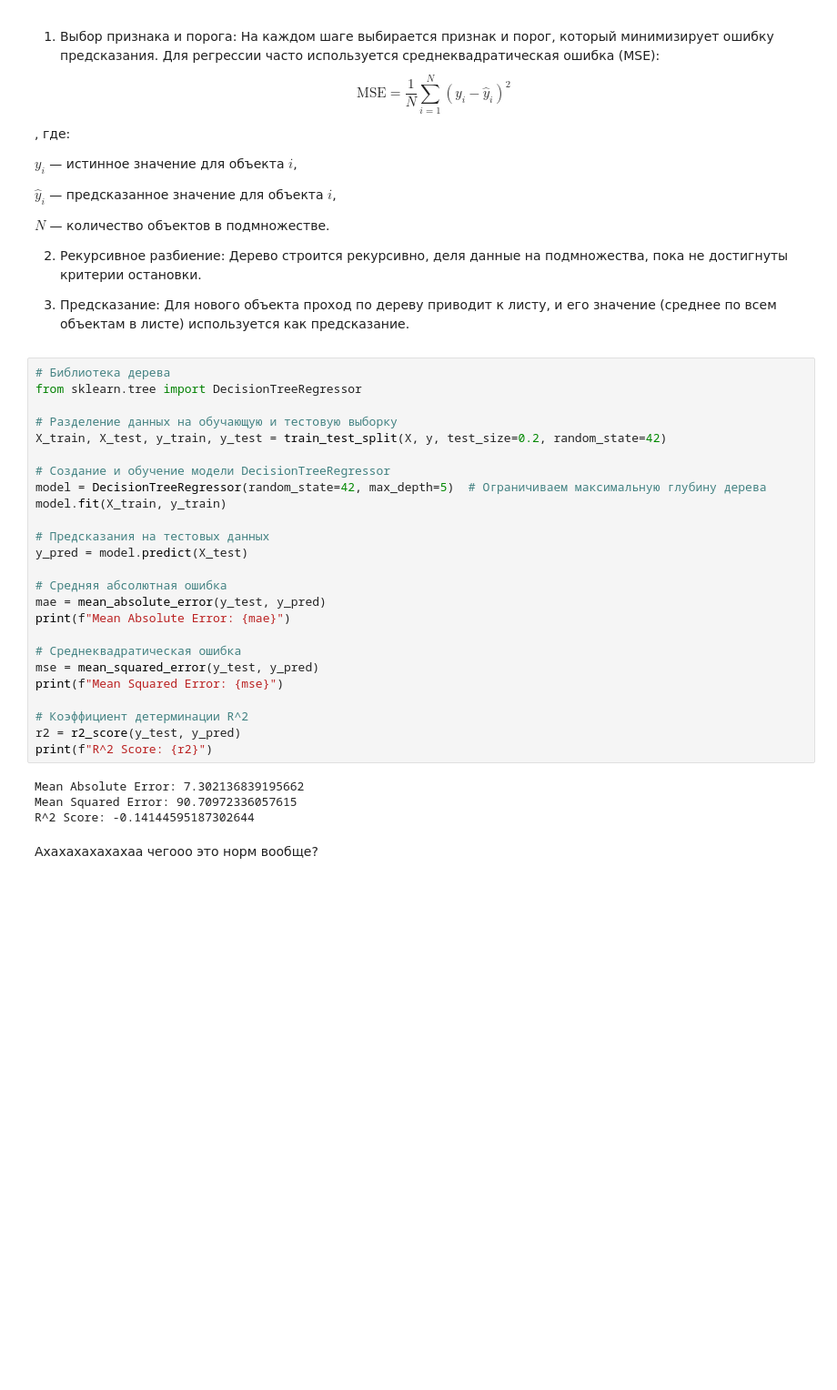
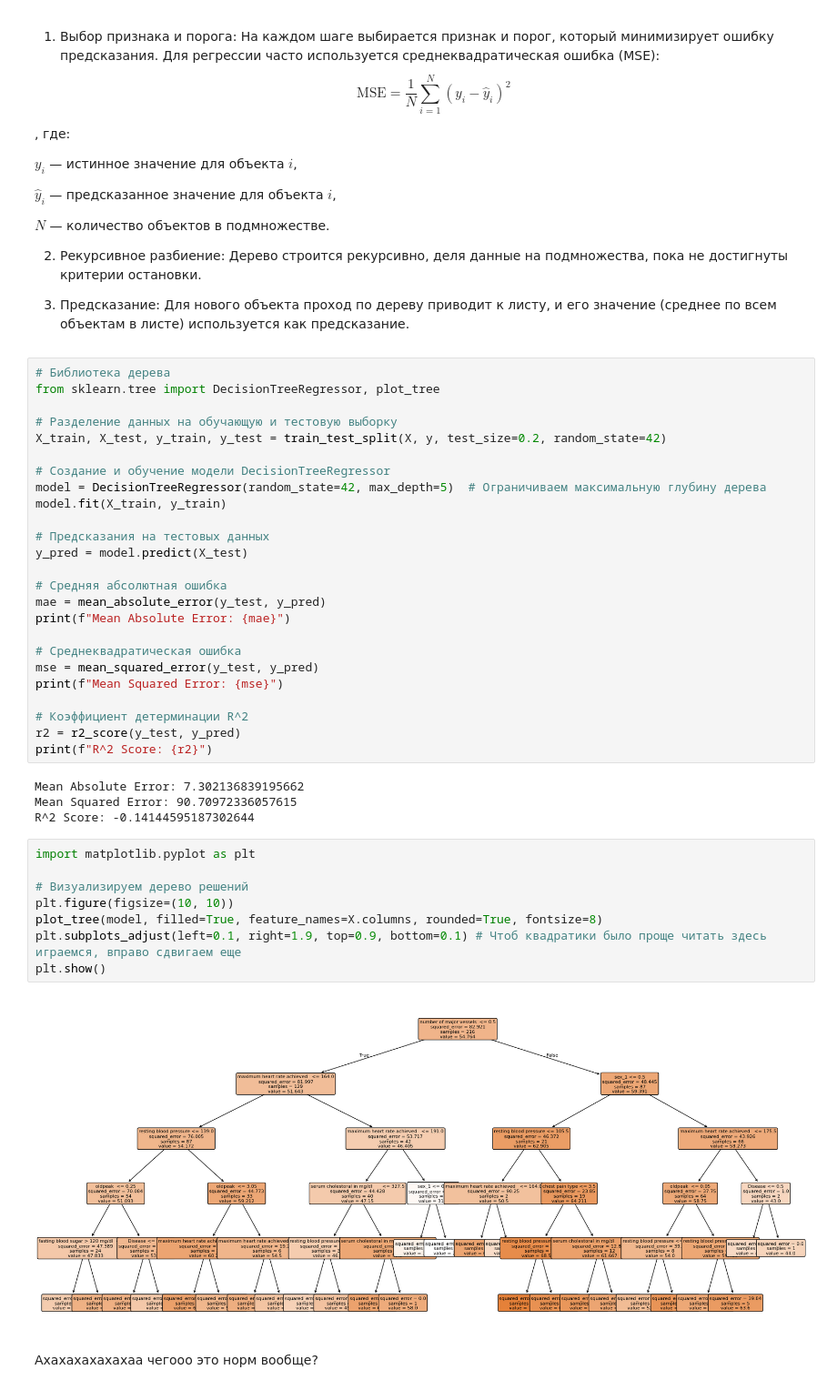
Before and after one commit to buzzaggwd/ML, a Jupyter notebook: Практика_5_.ipynb, the cells around one changed output. Shown: that part at 91% size. Saved outputs shown, nothing was run; the diff lists cells and outputs as text; blank space fills up the shorter version.

```diff
--- a/Практика_5_.ipynb
+++ b/Практика_5_.ipynb
@@ -521,7 +541,7 @@ $N$ — количество объектов в подмножестве.
 3. Предсказание: Для нового объекта проход по дереву приводит к листу, и его значение (среднее по всем объектам в листе) используется как предсказание.
 # %%
 # Библиотека дерева
-from sklearn.tree import DecisionTreeRegressor
+from sklearn.tree import DecisionTreeRegressor, plot_tree
 
 # Разделение данных на обучающую и тестовую выборку
 X_train, X_test, y_train, y_test = train_test_split(X, y, test_size=0.2, random_state=42)
@@ -548,5 +568,15 @@ print(f"R^2 Score: {r2}")
 Mean Absolute Error: 7.302136839195662
 Mean Squared Error: 90.70972336057615
 R^2 Score: -0.14144595187302644
+# %%
+import matplotlib.pyplot as plt
+
+# Визуализируем дерево решений
+plt.figure(figsize=(10, 10))
+plot_tree(model, filled=True, feature_names=X.columns, rounded=True, fontsize=8)
+plt.subplots_adjust(left=0.1, right=1.9, top=0.9, bottom=0.1) # Чтоб квадратики было проще читать здесь играемся, вправо сдвигаем еще
+plt.show()
+# %% [output]
+[figure, added]
 # %% [markdown]
 Ахахахахахахаа чегооо это норм вообще?
```
Also changed, not shown: parts of 2 cells of this notebook.
